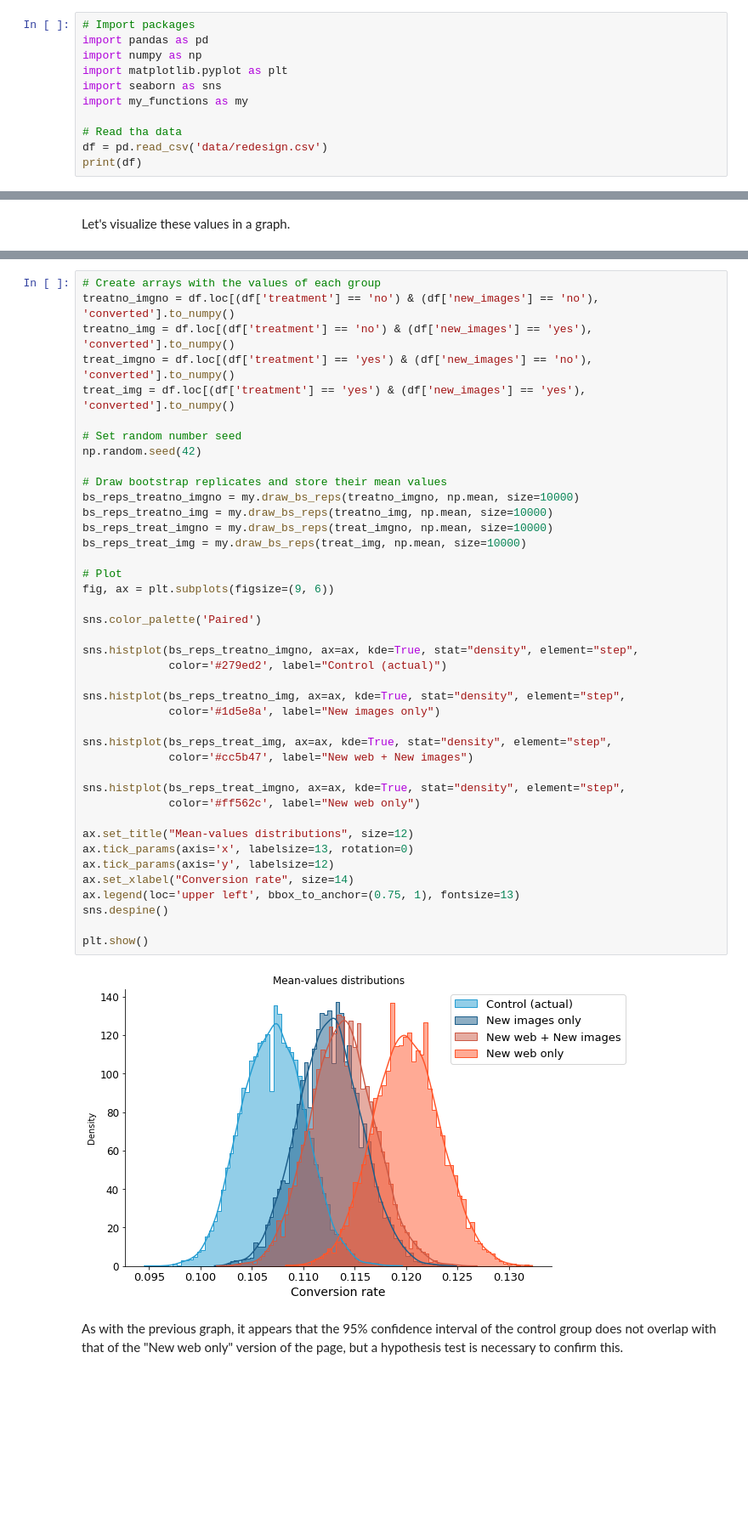
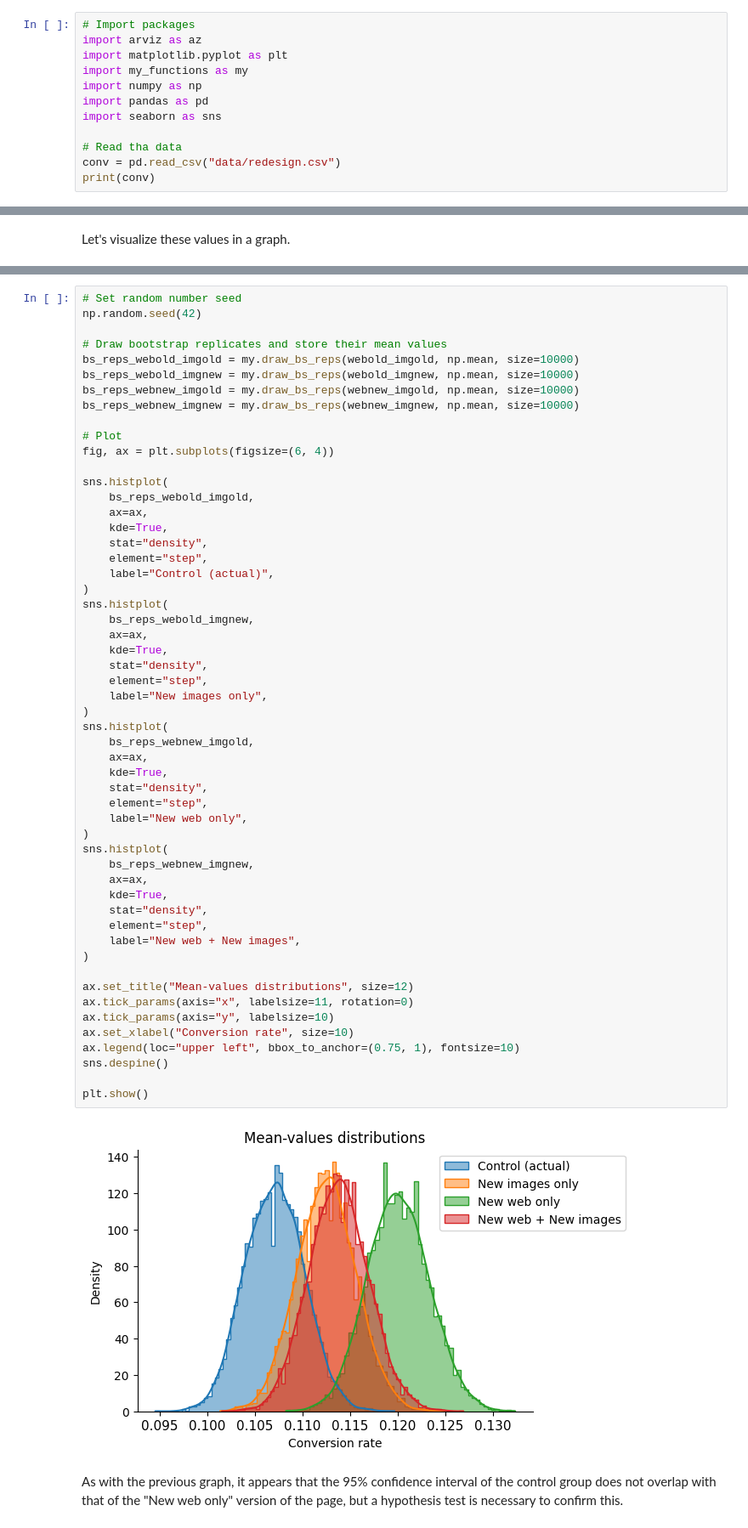
Before and after one commit to mikel-imaz/projects, a Jupyter notebook: _sources/notebooks/webpage.ipynb, the cells around one changed output, grey strips where cells are left out. Shown at 85% size. Drawn from its saved outputs; the diff is of its cells as text; blank space fills up the shorter version.

```diff
--- a/_sources/notebooks/webpage.ipynb
+++ b/_sources/notebooks/webpage.ipynb
@@ -28,15 +28,16 @@ Complete the following tasks:
 3. Which version of the website should they use?
 # %%
 # Import packages
+import arviz as az
+import matplotlib.pyplot as plt
+import my_functions as my
+import numpy as np
 import pandas as pd
-import numpy as np
-import matplotlib.pyplot as plt
 import seaborn as sns
-import my_functions as my
 
 # Read tha data
-df = pd.read_csv('data/redesign.csv')
-print(df)
+conv = pd.read_csv("data/redesign.csv")
+print(conv)
 # %% [output]
       treatment new_images  converted
 0           yes        yes          0
@@ -128,46 +169,59 @@ I will calculate the mean-value distributions and represent them in a graph.
 # %%
-# Create arrays with the values of each group
-treatno_imgno = df.loc[(df['treatment'] == 'no') & (df['new_images'] == 'no'), 'converted'].to_numpy()
-treatno_img = df.loc[(df['treatment'] == 'no') & (df['new_images'] == 'yes'), 'converted'].to_numpy()
-treat_imgno = df.loc[(df['treatment'] == 'yes') & (df['new_images'] == 'no'), 'converted'].to_numpy()
-treat_img = df.loc[(df['treatment'] == 'yes') & (df['new_images'] == 'yes'), 'converted'].to_numpy()
-
 # Set random number seed
 np.random.seed(42)
 
 # Draw bootstrap replicates and store their mean values
-bs_reps_treatno_imgno = my.draw_bs_reps(treatno_imgno, np.mean, size=10000)
-bs_reps_treatno_img = my.draw_bs_reps(treatno_img, np.mean, size=10000)
-bs_reps_treat_imgno = my.draw_bs_reps(treat_imgno, np.mean, size=10000)
-bs_reps_treat_img = my.draw_bs_reps(treat_img, np.mean, size=10000)
+bs_reps_webold_imgold = my.draw_bs_reps(webold_imgold, np.mean, size=10000)
+bs_reps_webold_imgnew = my.draw_bs_reps(webold_imgnew, np.mean, size=10000)
+bs_reps_webnew_imgold = my.draw_bs_reps(webnew_imgold, np.mean, size=10000)
+bs_reps_webnew_imgnew = my.draw_bs_reps(webnew_imgnew, np.mean, size=10000)
 
 # Plot
-fig, ax = plt.subplots(figsize=(9, 6))
+fig, ax = plt.subplots(figsize=(6, 4))
 
-sns.color_palette('Paired')
-
-sns.histplot(bs_reps_treatno_imgno, ax=ax, kde=True, stat="density", element="step",
-             color='#279ed2', label="Control (actual)")
-
-sns.histplot(bs_reps_treatno_img, ax=ax, kde=True, stat="density", element="step",
-             color='#1d5e8a', label="New images only")
-
-sns.histplot(bs_reps_treat_img, ax=ax, kde=True, stat="density", element="step",
-             color='#cc5b47', label="New web + New images")
-
-sns.histplot(bs_reps_treat_imgno, ax=ax, kde=True, stat="density", element="step",
-             color='#ff562c', label="New web only")
+sns.histplot(
+    bs_reps_webold_imgold,
+    ax=ax,
+    kde=True,
+    stat="density",
+    element="step",
+    label="Control (actual)",
+)
+sns.histplot(
+    bs_reps_webold_imgnew,
+    ax=ax,
+    kde=True,
+    stat="density",
+    element="step",
+    label="New images only",
+)
+sns.histplot(
+    bs_reps_webnew_imgold,
+    ax=ax,
+    kde=True,
+    stat="density",
+    element="step",
+    label="New web only",
+)
+sns.histplot(
+    bs_reps_webnew_imgnew,
+    ax=ax,
+    kde=True,
+    stat="density",
+    element="step",
+    label="New web + New images",
+)
 
 ax.set_title("Mean-values distributions", size=12)
-ax.tick_params(axis='x', labelsize=13, rotation=0)
-ax.tick_params(axis='y', labelsize=12)
-ax.set_xlabel("Conversion rate", size=14)
-ax.legend(loc='upper left', bbox_to_anchor=(0.75, 1), fontsize=13)
+ax.tick_params(axis="x", labelsize=11, rotation=0)
+ax.tick_params(axis="y", labelsize=10)
+ax.set_xlabel("Conversion rate", size=10)
+ax.legend(loc="upper left", bbox_to_anchor=(0.75, 1), fontsize=10)
 sns.despine()
 
 plt.show()
 # %% [output]
-[figure, old version]
+[figure, new version]
 # %% [markdown]
 As with the previous graph, it appears that the 95% confidence interval of the control group does not overlap with that of the "New web only" version of the page, but a hypothesis test is necessary to confirm this.
 # %% [markdown]
```
Also changed, not shown: parts of 16 cells of this notebook, 7 other files.
